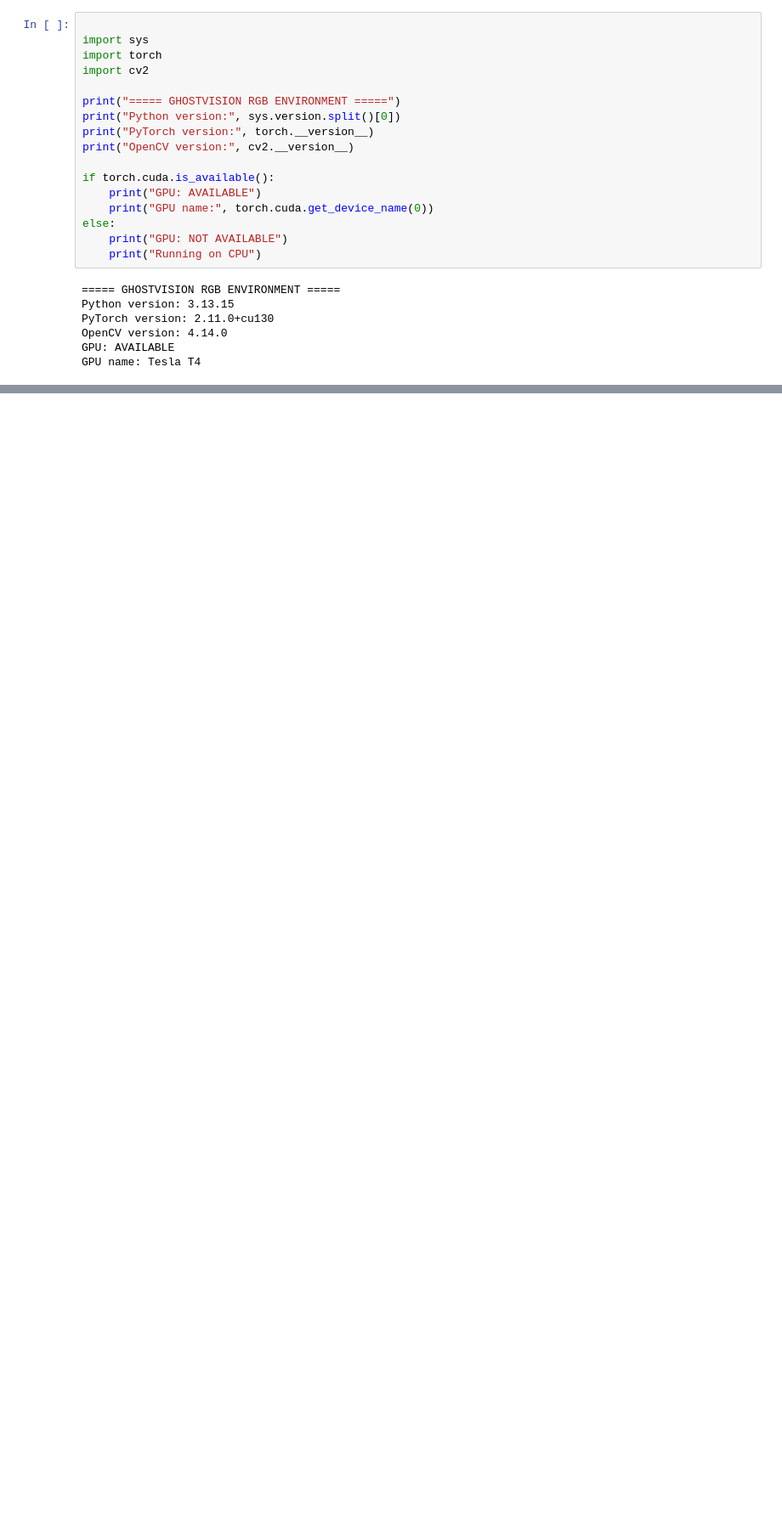
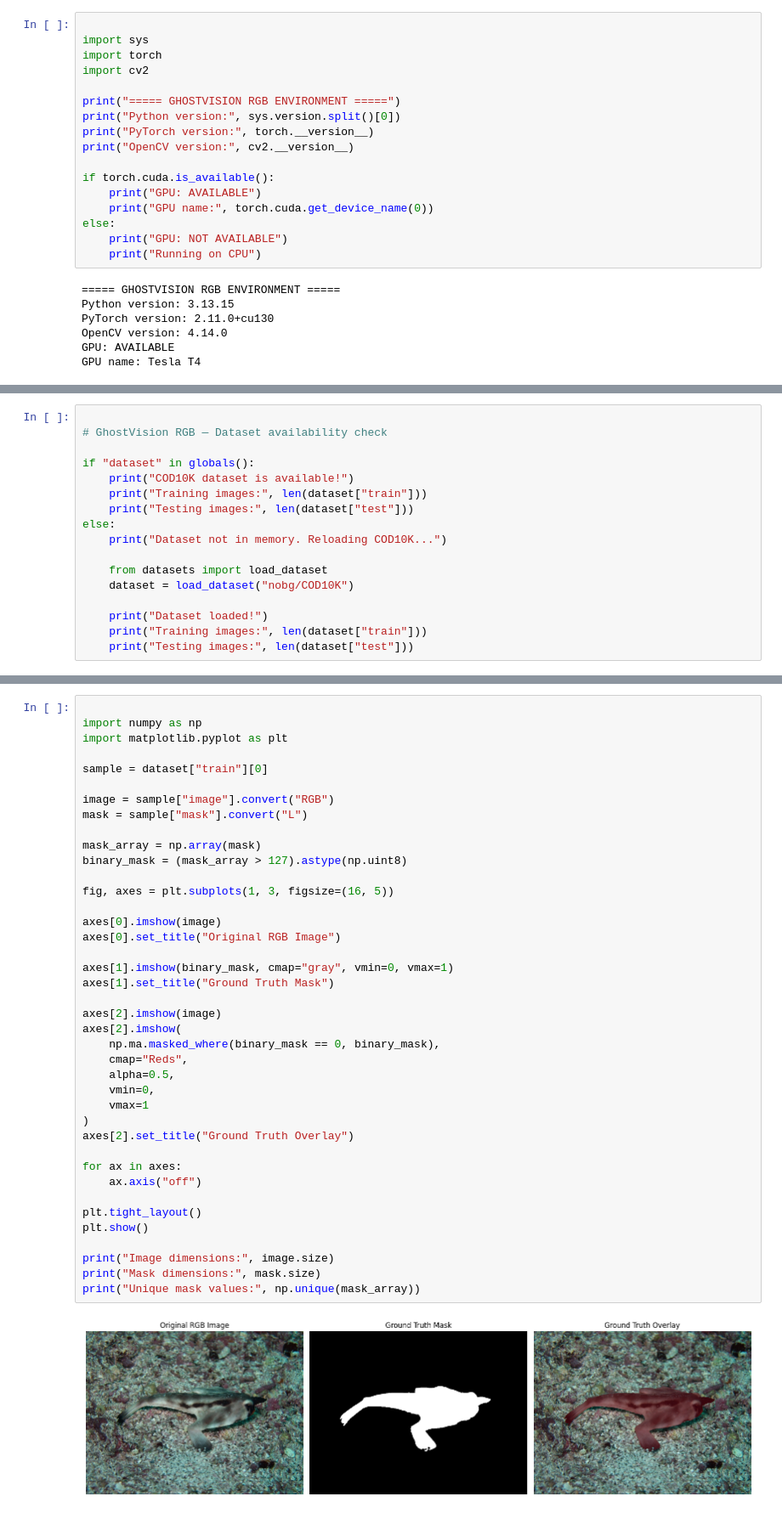
Before and after one commit to ReetomGogoi/GhostVision-AI, a Jupyter notebook: 01_rgb_training.ipynb, the cells around one changed output, grey strips where cells are left out. Shown at 85% size. Drawn from its saved outputs; the diff is of its cells as text; blank space fills up the shorter version.

```diff
--- a/01_rgb_training.ipynb
+++ b/01_rgb_training.ipynb
@@ -26,0 +96,17 @@ GPU name: Tesla T4
+# %%
+
+# GhostVision RGB — Dataset availability check
+
+if "dataset" in globals():
+    print("COD10K dataset is available!")
+    print("Training images:", len(dataset["train"]))
+    print("Testing images:", len(dataset["test"]))
+else:
+    print("Dataset not in memory. Reloading COD10K...")
+
+    from datasets import load_dataset
+    dataset = load_dataset("nobg/COD10K")
+
+    print("Dataset loaded!")
+    print("Training images:", len(dataset["train"]))
+    print("Testing images:", len(dataset["test"]))
@@ -26,0 +124,42 @@ GPU name: Tesla T4
+# %%
+
+import numpy as np
+import matplotlib.pyplot as plt
+
+sample = dataset["train"][0]
+
+image = sample["image"].convert("RGB")
+mask = sample["mask"].convert("L")
+
+mask_array = np.array(mask)
+binary_mask = (mask_array > 127).astype(np.uint8)
+
+fig, axes = plt.subplots(1, 3, figsize=(16, 5))
+
+axes[0].imshow(image)
+axes[0].set_title("Original RGB Image")
+
+axes[1].imshow(binary_mask, cmap="gray", vmin=0, vmax=1)
+axes[1].set_title("Ground Truth Mask")
+
+axes[2].imshow(image)
+axes[2].imshow(
+    np.ma.masked_where(binary_mask == 0, binary_mask),
+    cmap="Reds",
+    alpha=0.5,
+    vmin=0,
+    vmax=1
+)
+axes[2].set_title("Ground Truth Overlay")
+
+for ax in axes:
+    ax.axis("off")
+
+plt.tight_layout()
+plt.show()
+
+print("Image dimensions:", image.size)
+print("Mask dimensions:", mask.size)
+print("Unique mask values:", np.unique(mask_array))
+# %% [output]
+[figure, added]
```
Also changed, not shown: parts of 7 cells of this notebook.
